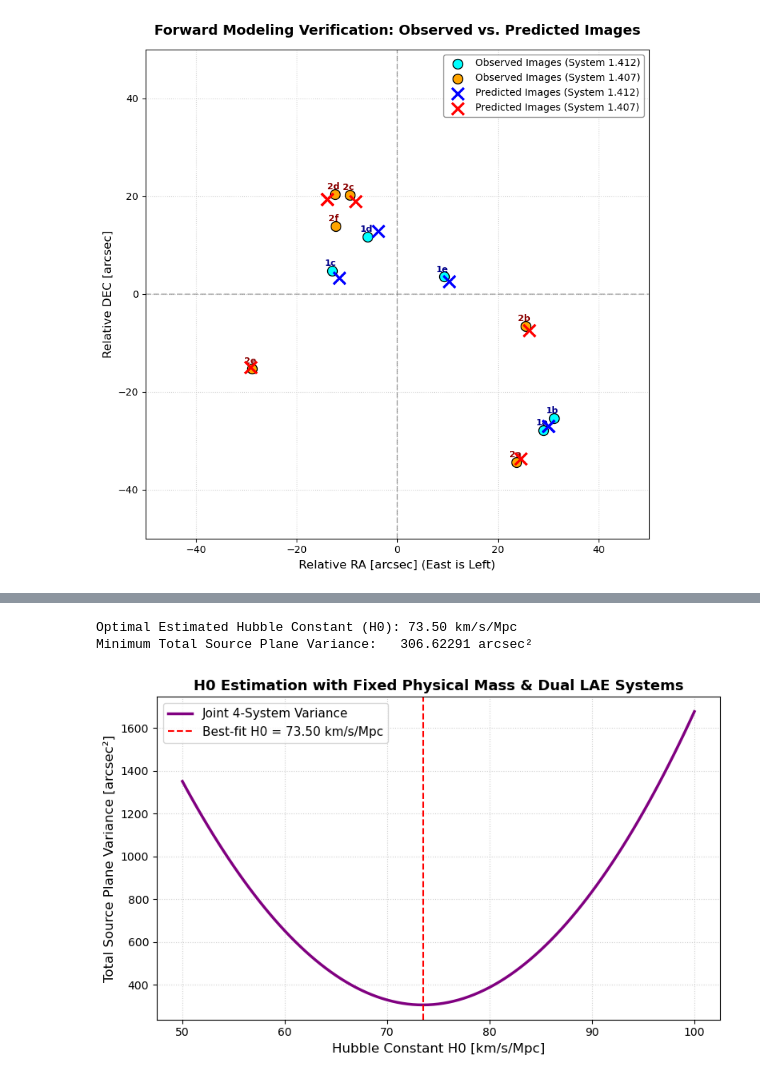
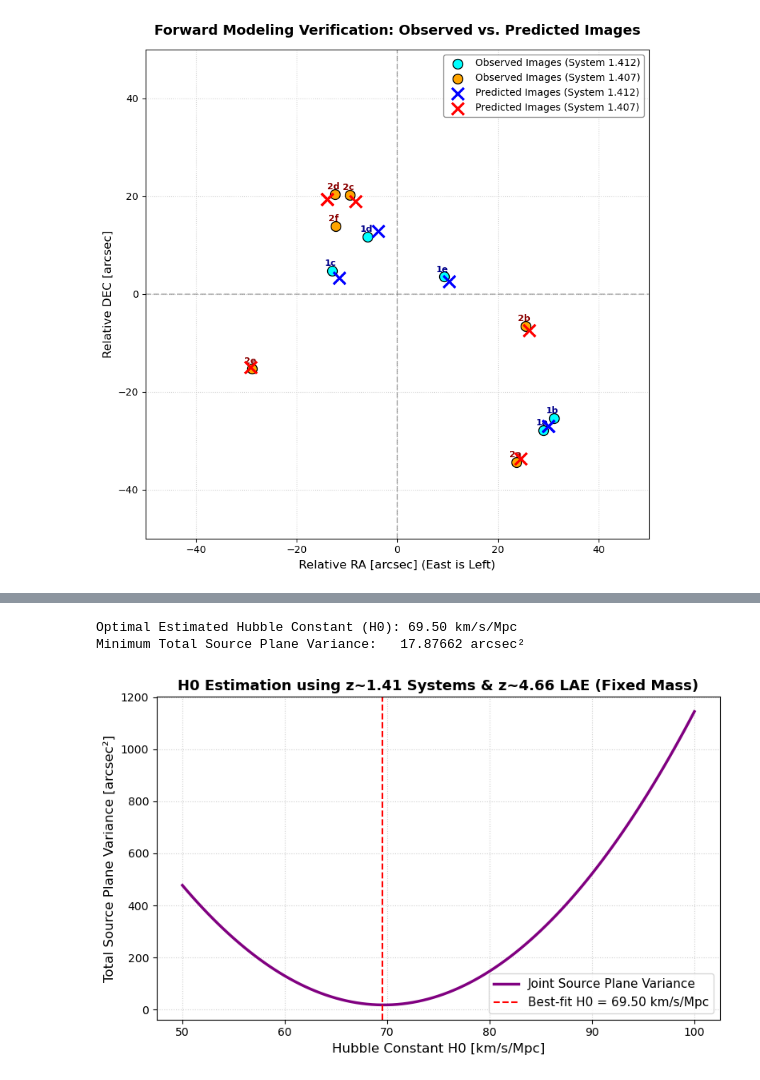
Before and after one commit to julz-tea-scl/Final-Year-Project, a Jupyter notebook: Lenstronomy Code Pipeline.ipynb, the cells around one changed output, grey strips where cells are left out. Cells and saved outputs as stored; diff of their text form; code cells hidden in the pictures.

```diff
--- a/Lenstronomy Code Pipeline.ipynb
+++ b/Lenstronomy Code Pipeline.ipynb
@@ -451,7 +451,7 @@ Average System 2 Position Offset: 1.96630 arcsec
 [figure]
 # %%
 # ===========================================================================
-# HUBBLE CONSTANT (H0) ESTIMATION WITH FIXED PHYSICAL MASS & DUAL LAE SYSTEMS
+# HUBBLE CONSTANT (H0) ESTIMATION WITH FIXED PHYSICAL MASS & z~4.6 LAE SYSTEM
 # ===========================================================================
 import os
 import numpy as np
@@ -461,27 +461,21 @@ from astropy.cosmology import FlatLambdaCDM
 from lenstronomy.LensModel.lens_model import LensModel
 
 # ---------------------------------------------------------------------------
-# 1. LOAD AND SEPARATE DATA INTO 4 DISTINCT SOURCE SYSTEMS
+# 1. LOAD AND PREPARE DATA (SYSTEM 1, SYSTEM 2, AND z~4.6 LAE SYSTEM)
 # ---------------------------------------------------------------------------
-# Load the Lyman-Alpha Emitter dataset
-lae_df = pd.read_csv('laes_z6.csv')
+# Load the z~4.663 Lyman-Alpha Emitter dataset
+lae_df = pd.read_csv('laes_z46.csv')
 
-# Separate LAE entries into System 1 (z > 6.5) and System 2 (z < 6.5)
-lae_sys1 = lae_df[lae_df['Z'] > 6.5].reset_index(drop=True)  # lae_6_1, lae_6_2
-lae_sys2 = lae_df[lae_df['Z'] < 6.5].reset_index(drop=True)  # lae_6_3, lae_6_4, lae_6_5
+# Convert sky coordinates (RA, DEC) to relative arcseconds using reference center
+x_lae46, y_lae46 = to_arcsec(lae_df['RA'], lae_df['DEC'])
+z_lae46 = lae_df['Z'].mean()  # z = 4.663
 
-# Convert sky coordinates (RA, DEC) to relative arcseconds for each LAE system
-x_lae1, y_lae1 = to_arcsec(lae_sys1['RA'], lae_sys1['DEC'])
-z_lae1 = lae_sys1['Z'].mean()  # z ~ 6.602
-
-x_lae2, y_lae2 = to_arcsec(lae_sys2['RA'], lae_sys2['DEC'])
-z_lae2 = lae_sys2['Z'].mean()  # z ~ 6.099
-
-print("\n" + "="*50 + "\n=== LOADED SOURCE SYSTEMS ===" + "\n" + "="*50)
-print(f"System 1 (z = 1.412):     5 images")
-print(f"System 2 (z = 1.407):     6 images")
-print(f"LAE System 1 (z = {z_lae1:.3f}): {len(lae_sys1)} images ({', '.join(lae_sys1['ID'])})")
-print(f"LAE System 2 (z = {z_lae2:.3f}): {len(lae_sys2)} images ({', '.join(lae_sys2['ID'])})")
+print("\n" + "="*55 + "\n=== LOADED MULTI-PLANE SOURCE SYSTEMS ===" + "\n" + "="*55)
+print(f"System 1 (z = 1.412):         5 images")
+print(f"System 2 (z = 1.407):         6 images")
+print(f"LAE System (z = {z_lae46:.3f}):     {len(lae_df)} images ({', '.join(lae_df['ID'])})")
+for i, row in lae_df.iterrows():
+    print(f"  -> Image {row['ID']}: RA_rel = {x_lae46[i]:.4f}\", DEC_rel = {y_lae46[i]:.4f}\" (z = {row['Z']:.3f})")
 
 # ---------------------------------------------------------------------------
 # 2. HELPER TO SCALE ANGULAR DEFLECTIONS (PRESERVING PHYSICAL MASS M_sun)
@@ -511,35 +505,35 @@ def get_scaled_kwargs_lens(opt_params, h0_candidate, h0_fiducial=70.0):
 # ---------------------------------------------------------------------------
 def compute_joint_source_spread_fixed_mass(h0_candidate, opt_params, h0_fiducial=70.0):
     """
-    Computes source plane coordinate variance across all 4 independent source systems.
+    Computes source plane coordinate variance across 3 independent lensed systems:
+    1. System 1 (z = 1.412)
+    2. System 2 (z = 1.407)
+    3. LAE System (z = 4.663)
     """
     trial_cosmo = FlatLambdaCDM(H0=h0_candidate, Om0=0.3, Ob0=0.05)
     kwargs_lens_scaled = get_scaled_kwargs_lens(opt_params, h0_candidate, h0_fiducial)
 
-    # Instantiate LensModels for all 4 distinct source plane redshifts
-    lm_s1  = LensModel(lens_model_list=lens_model_list, lens_redshift_list=lens_redshift_list, multi_plane=True, z_source=1.412,  cosmo=trial_cosmo)
-    lm_s2  = LensModel(lens_model_list=lens_model_list, lens_redshift_list=lens_redshift_list, multi_plane=True, z_source=1.407,  cosmo=trial_cosmo)
-    lm_lae1 = LensModel(lens_model_list=lens_model_list, lens_redshift_list=lens_redshift_list, multi_plane=True, z_source=z_lae1, cosmo=trial_cosmo)
-    lm_lae2 = LensModel(lens_model_list=lens_model_list, lens_redshift_list=lens_redshift_list, multi_plane=True, z_source=z_lae2, cosmo=trial_cosmo)
+    # Instantiate LensModels for all 3 source plane redshifts
+    lm_s1   = LensModel(lens_model_list=lens_model_list, lens_redshift_list=lens_redshift_list, multi_plane=True, z_source=1.412,   cosmo=trial_cosmo)
+    lm_s2   = LensModel(lens_model_list=lens_model_list, lens_redshift_list=lens_redshift_list, multi_plane=True, z_source=1.407,   cosmo=trial_cosmo)
+    lm_lae46 = LensModel(lens_model_list=lens_model_list, lens_redshift_list=lens_redshift_list, multi_plane=True, z_source=z_lae46, cosmo=trial_cosmo)
 
     # Ray-shoot observed image coordinates back to their respective source planes
     src1_ra, src1_dec   = lm_s1.ray_shooting(x_img1, y_img1, kwargs_lens_scaled)
     src2_ra, src2_dec   = lm_s2.ray_shooting(x_img2, y_img2, kwargs_lens_scaled)
-    lae1_ra, lae1_dec   = lm_lae1.ray_shooting(x_lae1, y_lae1, kwargs_lens_scaled)
-    lae2_ra, lae2_dec   = lm_lae2.ray_shooting(x_lae2, y_lae2, kwargs_lens_scaled)
+    lae_ra,  lae_dec    = lm_lae46.ray_shooting(x_lae46, y_lae46, kwargs_lens_scaled)
 
-    # Compute source plane coordinate variance for each system independently
+    # Compute source plane coordinate variance for each system
     var1   = np.sum((src1_ra - np.mean(src1_ra))**2 + (src1_dec - np.mean(src1_dec))**2)
     var2   = np.sum((src2_ra - np.mean(src2_ra))**2 + (src2_dec - np.mean(src2_dec))**2)
-    var_l1 = np.sum((lae1_ra - np.mean(lae1_ra))**2 + (lae1_dec - np.mean(lae1_dec))**2)
-    var_l2 = np.sum((lae2_ra - np.mean(lae2_ra))**2 + (lae2_dec - np.mean(lae2_dec))**2)
+    var_lae = np.sum((lae_ra - np.mean(lae_ra))**2 + (lae_dec - np.mean(lae_dec))**2)
 
-    return var1 + var2 + var_l1 + var_l2
+    return var1 + var2 + var_lae
 
 # ---------------------------------------------------------------------------
 # 4. H0 GRID SEARCH (50 TO 100 km/s/Mpc)
 # ---------------------------------------------------------------------------
-print("\n" + "="*50 + "\n=== RUNNING H0 GRID SEARCH (FIXED PHYSICAL MASS) ===" + "\n" + "="*50)
+print("\n" + "="*55 + "\n=== RUNNING H0 GRID SEARCH (FIXED PHYSICAL MASS) ===" + "\n" + "="*55)
 
 h0_grid = np.linspace(50.0, 100.0, 101)
 joint_spreads = []
@@ -556,14 +550,14 @@ print(f"Minimum Total Source Plane Variance:   {np.min(joint_spreads):.5f} arcse
 
 # Plot H0 Variance Curve
 plt.figure(figsize=(8, 5))
-plt.plot(h0_grid, joint_spreads, color='purple', linewidth=2.5, label='Joint 4-System Variance')
+plt.plot(h0_grid, joint_spreads, color='purple', linewidth=2.5, label='Joint Source Plane Variance')
 plt.axvline(best_h0, color='red', linestyle='--', label=f'Best-fit H0 = {best_h0:.2f} km/s/Mpc')
 plt.xlabel('Hubble Constant H0 [km/s/Mpc]', fontsize=12)
 plt.ylabel('Total Source Plane Variance [arcsec²]', fontsize=12)
-plt.title('H0 Estimation with Fixed Physical Mass & Dual LAE Systems', fontsize=13, fontweight='bold')
+plt.title('H0 Estimation using z~1.41 Systems & z~4.66 LAE (Fixed Mass)', fontsize=13, fontweight='bold')
 plt.grid(True, linestyle=':', alpha=0.6)
 plt.legend(fontsize=11)
 plt.tight_layout()
-plt.savefig('h0_estimation_z6.png', dpi=300)
+plt.savefig('h0_estimation_z46.png', dpi=300)
 plt.show()
 # %% [output]
@@ -581,5 +576,5 @@ LAE System 2 (z = 6.099): 3 images (lae_6_3, lae_6_4, lae_6_5)
-Optimal Estimated Hubble Constant (H0): 73.50 km/s/Mpc
-Minimum Total Source Plane Variance:   306.62291 arcsec²
+Optimal Estimated Hubble Constant (H0): 69.50 km/s/Mpc
+Minimum Total Source Plane Variance:   17.87662 arcsec²
-[figure, old version]
+[figure, new version]
 # %%
 # ---------------------------------------------------------------------------
```
Also changed, not shown: parts of 2 cells of this notebook, 56 other files.
